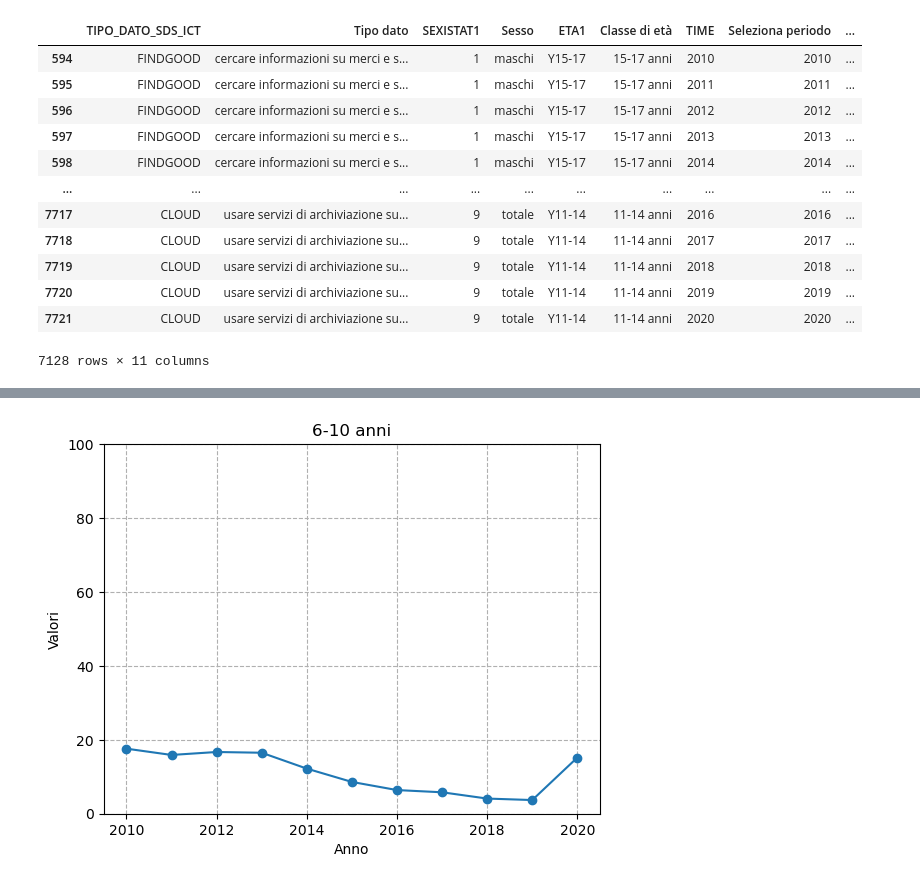
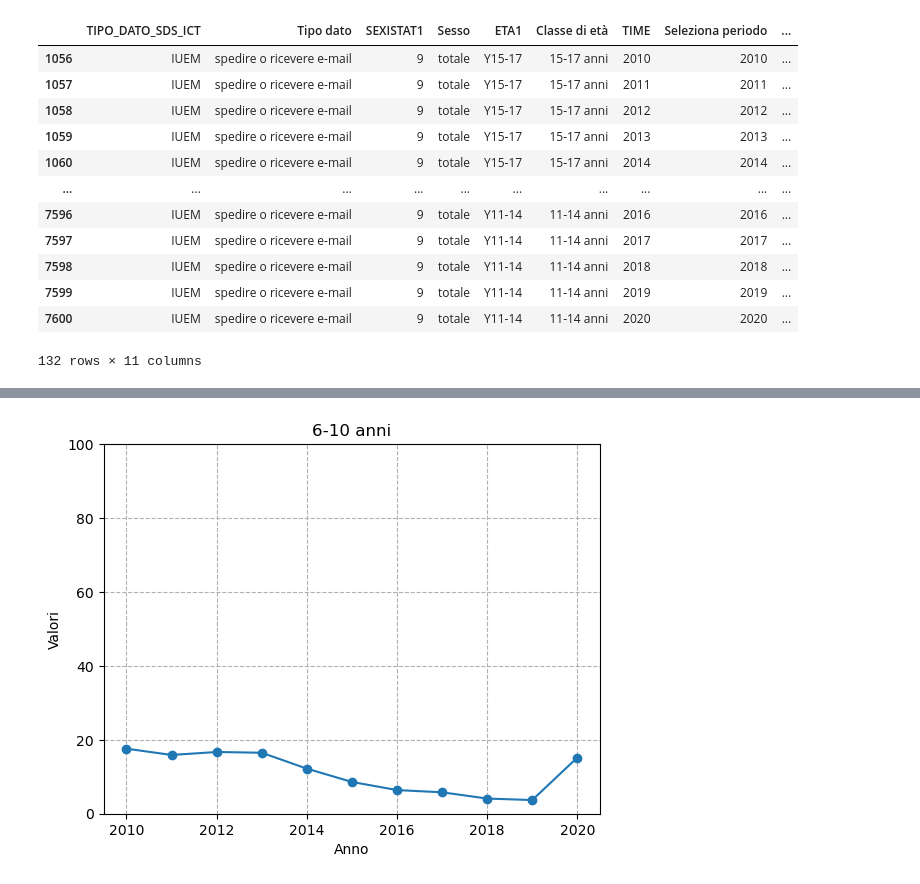
Before and after one commit to mattia01017/EsameSciVis, a Jupyter notebook: Spedire e ricevere mail.ipynb, the cells around one changed output, grey strips where cells are left out. Cells and saved outputs as stored; diff of their text form; code cells hidden in the pictures.

```diff
--- a/Spedire e ricevere mail.ipynb
+++ b/Spedire e ricevere mail.ipynb
@@ -1,22 +1,24 @@
 # %%
 import pandas as pd
 import matplotlib.pyplot as plt
 import numpy as np
 import seaborn as sns
 dataSet = pd.read_csv('Attività svolte su internet.csv')
 dataSet = dataSet[dataSet['Classe di età']!='6 anni e più']
+dataSet = dataSet[dataSet['Tipo dato']=='spedire o ricevere e-mail']
+dataSet = dataSet[dataSet['Sesso']=='totale']
 dataSet
 # %% [output]
 |  | TIPO_DATO_SDS_ICT | Tipo dato | SEXISTAT1 | Sesso | ETA1 | Classe di età | TIME | Seleziona periodo | ... |
-| 594 | FINDGOOD | cercare informazioni su merci e s... | 1 | maschi | Y15-17 | 15-17 anni | 2010 | 2010 | ... |
-| 595 | FINDGOOD | cercare informazioni su merci e s... | 1 | maschi | Y15-17 | 15-17 anni | 2011 | 2011 | ... |
-| 596 | FINDGOOD | cercare informazioni su merci e s... | 1 | maschi | Y15-17 | 15-17 anni | 2012 | 2012 | ... |
-| 597 | FINDGOOD | cercare informazioni su merci e s... | 1 | maschi | Y15-17 | 15-17 anni | 2013 | 2013 | ... |
-| 598 | FINDGOOD | cercare informazioni su merci e s... | 1 | maschi | Y15-17 | 15-17 anni | 2014 | 2014 | ... |
+| 1056 | IUEM | spedire o ricevere e-mail | 9 | totale | Y15-17 | 15-17 anni | 2010 | 2010 | ... |
+| 1057 | IUEM | spedire o ricevere e-mail | 9 | totale | Y15-17 | 15-17 anni | 2011 | 2011 | ... |
+| 1058 | IUEM | spedire o ricevere e-mail | 9 | totale | Y15-17 | 15-17 anni | 2012 | 2012 | ... |
+| 1059 | IUEM | spedire o ricevere e-mail | 9 | totale | Y15-17 | 15-17 anni | 2013 | 2013 | ... |
+| 1060 | IUEM | spedire o ricevere e-mail | 9 | totale | Y15-17 | 15-17 anni | 2014 | 2014 | ... |
 | ... | ... | ... | ... | ... | ... | ... | ... | ... | ... |
-| 7717 | CLOUD | usare servizi di archiviazione su... | 9 | totale | Y11-14 | 11-14 anni | 2016 | 2016 | ... |
-| 7718 | CLOUD | usare servizi di archiviazione su... | 9 | totale | Y11-14 | 11-14 anni | 2017 | 2017 | ... |
-| 7719 | CLOUD | usare servizi di archiviazione su... | 9 | totale | Y11-14 | 11-14 anni | 2018 | 2018 | ... |
-| 7720 | CLOUD | usare servizi di archiviazione su... | 9 | totale | Y11-14 | 11-14 anni | 2019 | 2019 | ... |
-| 7721 | CLOUD | usare servizi di archiviazione su... | 9 | totale | Y11-14 | 11-14 anni | 2020 | 2020 | ... |
+| 7596 | IUEM | spedire o ricevere e-mail | 9 | totale | Y11-14 | 11-14 anni | 2016 | 2016 | ... |
+| 7597 | IUEM | spedire o ricevere e-mail | 9 | totale | Y11-14 | 11-14 anni | 2017 | 2017 | ... |
+| 7598 | IUEM | spedire o ricevere e-mail | 9 | totale | Y11-14 | 11-14 anni | 2018 | 2018 | ... |
+| 7599 | IUEM | spedire o ricevere e-mail | 9 | totale | Y11-14 | 11-14 anni | 2019 | 2019 | ... |
+| 7600 | IUEM | spedire o ricevere e-mail | 9 | totale | Y11-14 | 11-14 anni | 2020 | 2020 | ... |
-7128 rows × 11 columns
+132 rows × 11 columns
```
Also changed, not shown: parts of 2 cells of this notebook.
